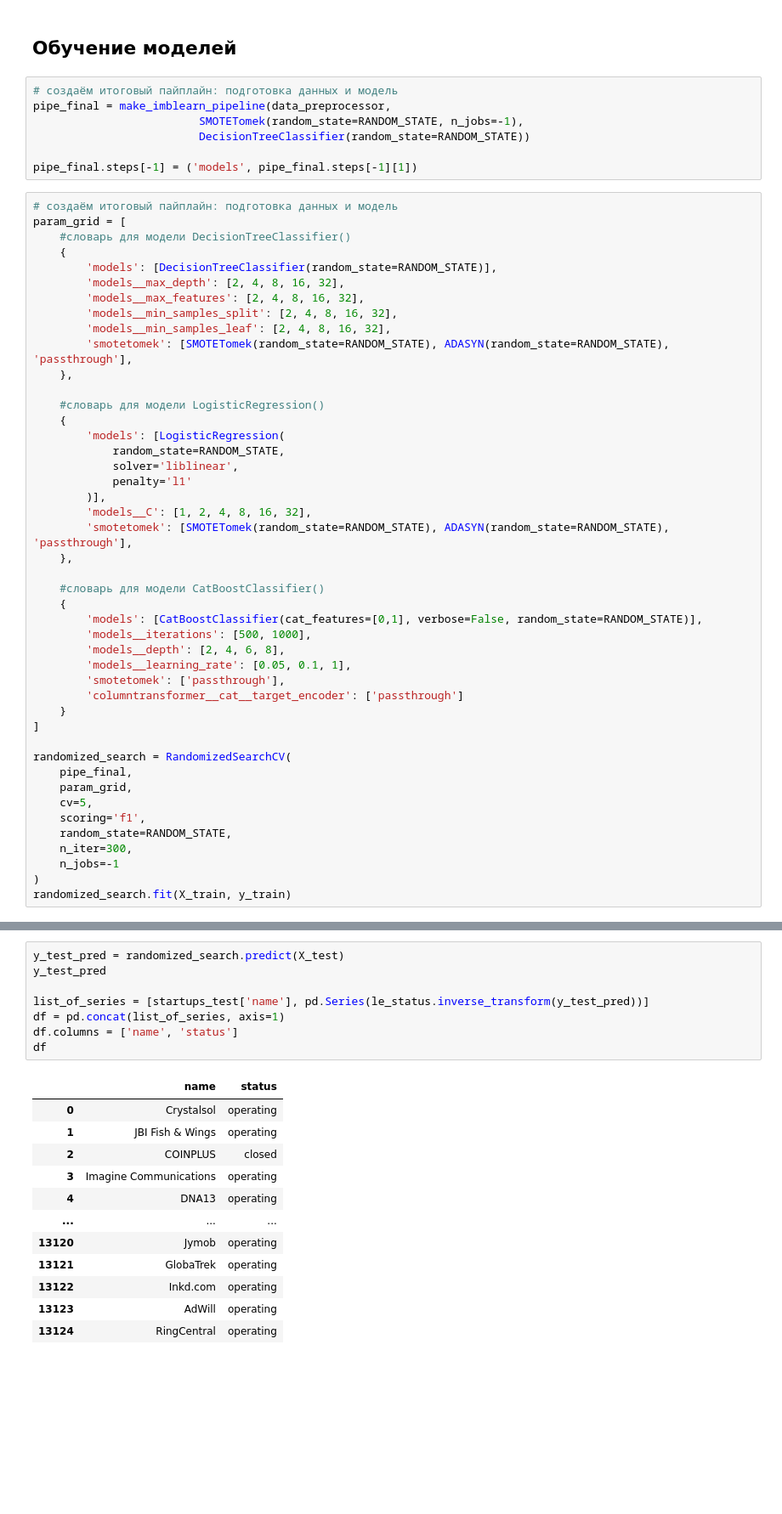
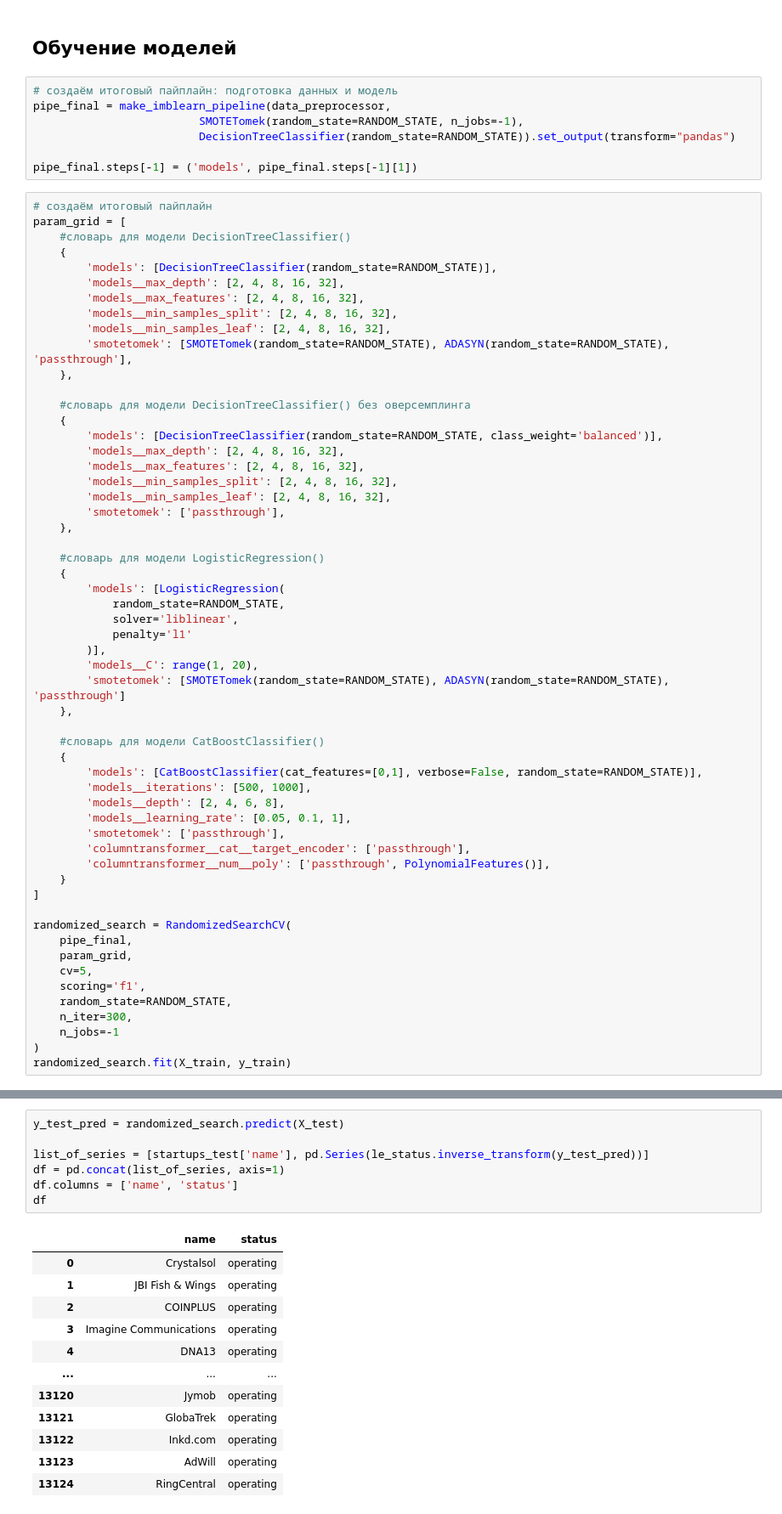
Before and after one commit to AnatolFil/M1_44DS---Startups, a Jupyter notebook: M1_44DS - Startups.ipynb, the cells around one changed output, grey strips where cells are left out. Shown at 85% size. Drawn from its saved outputs; the diff is of its cells as text; blank space fills up the shorter version.

```diff
--- a/M1_44DS - Startups.ipynb
+++ b/M1_44DS - Startups.ipynb
@@ -507,11 +465,11 @@ data_preprocessor = ColumnTransformer(
 # создаём итоговый пайплайн: подготовка данных и модель
 pipe_final = make_imblearn_pipeline(data_preprocessor,
                          SMOTETomek(random_state=RANDOM_STATE, n_jobs=-1),
-                         DecisionTreeClassifier(random_state=RANDOM_STATE))
+                         DecisionTreeClassifier(random_state=RANDOM_STATE)).set_output(transform="pandas")
 
 pipe_final.steps[-1] = ('models', pipe_final.steps[-1][1])
 # %%
-# создаём итоговый пайплайн: подготовка данных и модель
+# создаём итоговый пайплайн
 param_grid = [
     #словарь для модели DecisionTreeClassifier()
     {
@@ -523,6 +481,16 @@ param_grid = [
         'smotetomek': [SMOTETomek(random_state=RANDOM_STATE), ADASYN(random_state=RANDOM_STATE), 'passthrough'],
     },
 
+    #словарь для модели DecisionTreeClassifier() без оверсемплинга
+    {
+        'models': [DecisionTreeClassifier(random_state=RANDOM_STATE, class_weight='balanced')],
+        'models__max_depth': [2, 4, 8, 16, 32],
+        'models__max_features': [2, 4, 8, 16, 32],
+        'models__min_samples_split': [2, 4, 8, 16, 32],
+        'models__min_samples_leaf': [2, 4, 8, 16, 32],
+        'smotetomek': ['passthrough'],
+    },
+
     #словарь для модели LogisticRegression()
     {
         'models': [LogisticRegression(
@@ -530,8 +498,8 @@ param_grid = [
             solver='liblinear',
             penalty='l1'
         )],
-        'models__C': [1, 2, 4, 8, 16, 32],
-        'smotetomek': [SMOTETomek(random_state=RANDOM_STATE), ADASYN(random_state=RANDOM_STATE), 'passthrough'],
+        'models__C': range(1, 20),
+        'smotetomek': [SMOTETomek(random_state=RANDOM_STATE), ADASYN(random_state=RANDOM_STATE), 'passthrough']
     },
 
     #словарь для модели CatBoostClassifier()
@@ -541,7 +509,8 @@ param_grid = [
         'models__depth': [2, 4, 6, 8],
         'models__learning_rate': [0.05, 0.1, 1],
         'smotetomek': ['passthrough'],
-        'columntransformer__cat__target_encoder': ['passthrough']
+        'columntransformer__cat__target_encoder': ['passthrough'],
+        'columntransformer__num__poly': ['passthrough', PolynomialFeatures()],
     }
 ]
 
@@ -605,16 +586,15 @@ print ('Результат на кросс-валидации:', randomized_sear
 # %%
 y_test_pred = randomized_search.predict(X_test)
-y_test_pred
 
 list_of_series = [startups_test['name'], pd.Series(le_status.inverse_transform(y_test_pred))]
 df = pd.concat(list_of_series, axis=1)
 df.columns = ['name', 'status']
 df
 # %% [output]
 |  | name | status |
 | 0 | Crystalsol | operating |
 | 1 | JBI Fish & Wings | operating |
-| 2 | COINPLUS | closed |
+| 2 | COINPLUS | operating |
 | 3 | Imagine Communications | operating |
 | 4 | DNA13 | operating |
 | ... | ... | ... |
```
Also changed, not shown: parts of 22 cells of this notebook.
